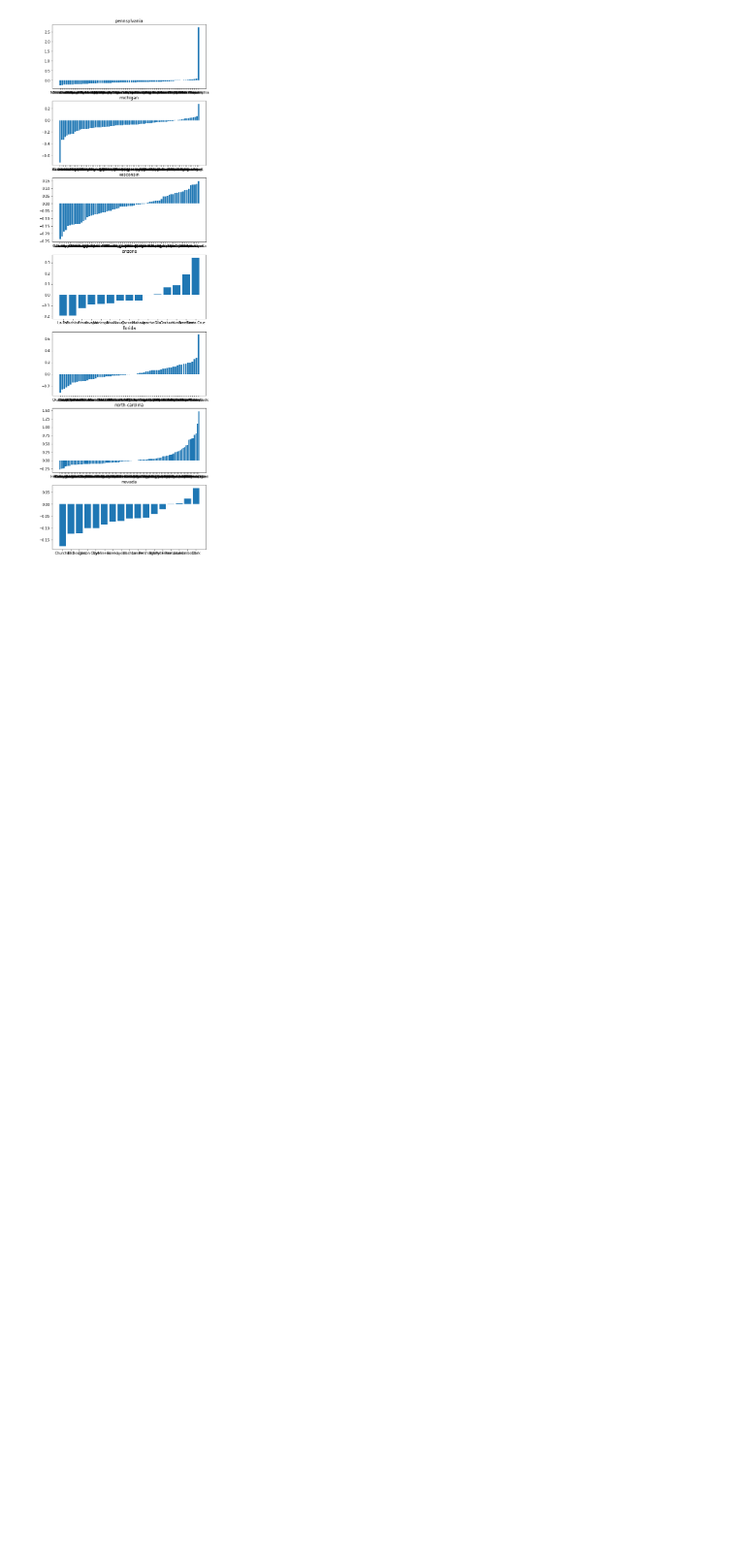
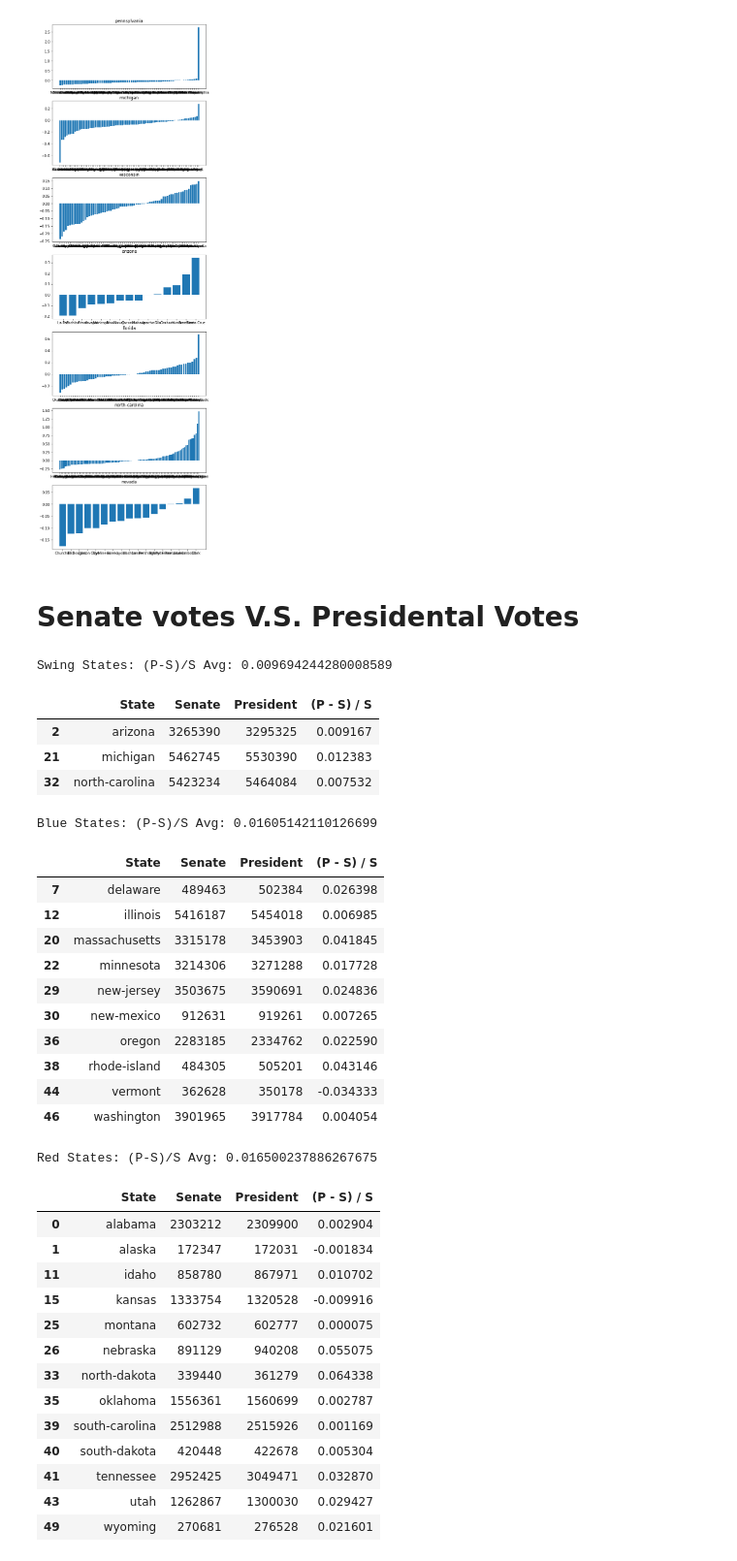
Before and after one commit to plusplusoneplusplus/ipynb, a Jupyter notebook: public_2020_us_election.ipynb, the cells around one changed output. Shown at 97% size. Cells and saved outputs as stored; diff of their text form; code cells hidden in the pictures; blank space fills up the shorter version.

Commit message:
Presidental votes v.s. Senate votes - Whether D has more votes only for President but not for Senate. Looks like 'NOT'

```diff
--- a/public_2020_us_election.ipynb
+++ b/public_2020_us_election.ipynb
@@ -307,3 +351,79 @@ for s in swing_states:
     i += 1
 # %% [output]
 [figure]
+# %% [markdown]
+# Senate votes V.S. Presidental Votes
+# %%
+def get_senate_vs_presidental(state):
+    try:
+        print(f'Loading {state}')
+        president = load_webpage(f'https://www.nytimes.com/interactive/2020/11/03/us/elections/results-{state}.html', 0)
+        senate = load_webpage(f'https://www.nytimes.com/interactive/2020/11/03/us/elections/results-{state}.html', 3)
+        senate_total = senate.loc[lambda x: x['Candidate.1'] == 'Total reported Total reported']['Votes']
+        #display(senate)
+        president_total = president.loc[lambda x: x['Candidate.1'] == 'Total reported Total reported']['Votes']
+        # display(president)
+        return {
+            'State' : state,
+            'Senate' : senate_total.values[0],
+            'President' : president_total.values[0]
+        }
+    except:
+        # some states doesn't have senate data
+        return {
+            'State' : state,
+            'Senate' : -1,
+            'President' : -1
+        }
+
+results = [get_senate_vs_presidental(s) for s in states]
+# %%
+s_vs_p = pd.DataFrame.from_dict(results).loc[lambda x: x.Senate != -1]
+s_vs_p['President'] = s_vs_p['President'].astype(int)
+s_vs_p['Senate'] = s_vs_p['Senate'].astype(int)
+s_vs_p['(P - S) / S'] = (s_vs_p['President'] - s_vs_p['Senate']) / s_vs_p['Senate']
+
+def _f(kw, states):
+    x = s_vs_p.loc[lambda x: x.State.isin(states)]
+    mean = x['(P - S) / S'].mean()
+    print(f'{kw} States: (P-S)/S Avg: {mean}')
+    display(x)
+
+_f('Swing', swing_states)
+_f('Blue', blue_states)
+_f('Red', red_states)
+
+# conclusion: no evidence showing that Blue States only vote for the president, not senate
+# %% [output]
+Swing States: (P-S)/S Avg: 0.009694244280008589
+|  | State | Senate | President | (P - S) / S |
+| 2 | arizona | 3265390 | 3295325 | 0.009167 |
+| 21 | michigan | 5462745 | 5530390 | 0.012383 |
+| 32 | north-carolina | 5423234 | 5464084 | 0.007532 |
+Blue States: (P-S)/S Avg: 0.01605142110126699
+|  | State | Senate | President | (P - S) / S |
+| 7 | delaware | 489463 | 502384 | 0.026398 |
+| 12 | illinois | 5416187 | 5454018 | 0.006985 |
+| 20 | massachusetts | 3315178 | 3453903 | 0.041845 |
+| 22 | minnesota | 3214306 | 3271288 | 0.017728 |
+| 29 | new-jersey | 3503675 | 3590691 | 0.024836 |
+| 30 | new-mexico | 912631 | 919261 | 0.007265 |
+| 36 | oregon | 2283185 | 2334762 | 0.022590 |
+| 38 | rhode-island | 484305 | 505201 | 0.043146 |
+| 44 | vermont | 362628 | 350178 | -0.034333 |
+| 46 | washington | 3901965 | 3917784 | 0.004054 |
+Red States: (P-S)/S Avg: 0.016500237886267675
+|  | State | Senate | President | (P - S) / S |
+| 0 | alabama | 2303212 | 2309900 | 0.002904 |
+| 1 | alaska | 172347 | 172031 | -0.001834 |
+| 11 | idaho | 858780 | 867971 | 0.010702 |
+| 15 | kansas | 1333754 | 1320528 | -0.009916 |
+| 25 | montana | 602732 | 602777 | 0.000075 |
+| 26 | nebraska | 891129 | 940208 | 0.055075 |
+| 33 | north-dakota | 339440 | 361279 | 0.064338 |
+| 35 | oklahoma | 1556361 | 1560699 | 0.002787 |
+| 39 | south-carolina | 2512988 | 2515926 | 0.001169 |
+| 40 | south-dakota | 420448 | 422678 | 0.005304 |
+| 41 | tennessee | 2952425 | 3049471 | 0.032870 |
+| 43 | utah | 1262867 | 1300030 | 0.029427 |
+| 49 | wyoming | 270681 | 276528 | 0.021601 |
```
Also changed, not shown: parts of 3 cells of this notebook.
